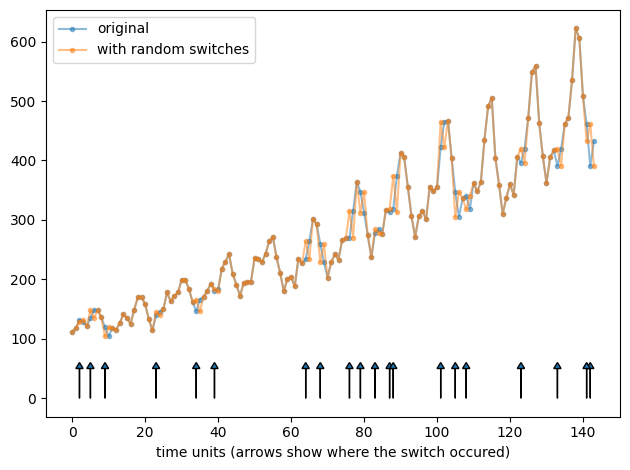
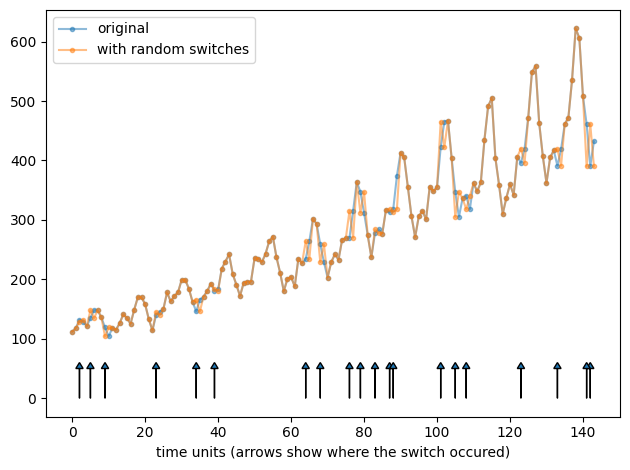
Unified diff of the notebook cell whose output changed from the first chart to the second:
--- before
+++ after
@@ -1,5 +1,5 @@
 fig, ax = plt.subplots()
 ax.plot(X.values, alpha=0.5, ls='-', marker='.', label='original')
-ax.plot(Xt.values, alpha=0.5, ls='-', marker='.', label='with random switches')
+ax.plot(Xt, alpha=0.5, ls='-', marker='.', label='with random switches')
 ax.set_xlabel('time units (arrows show where the switch occured)')
 for i in generator.switch_indices_:

Commit: updating notebooks, adding version number